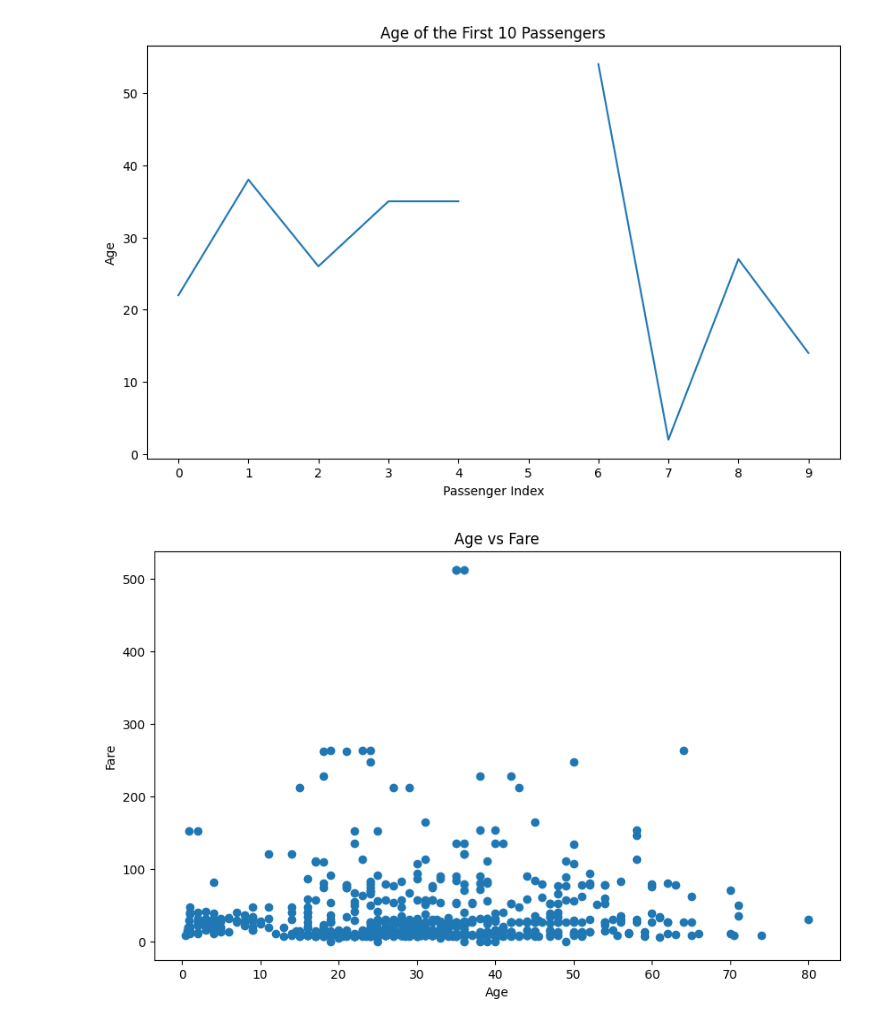
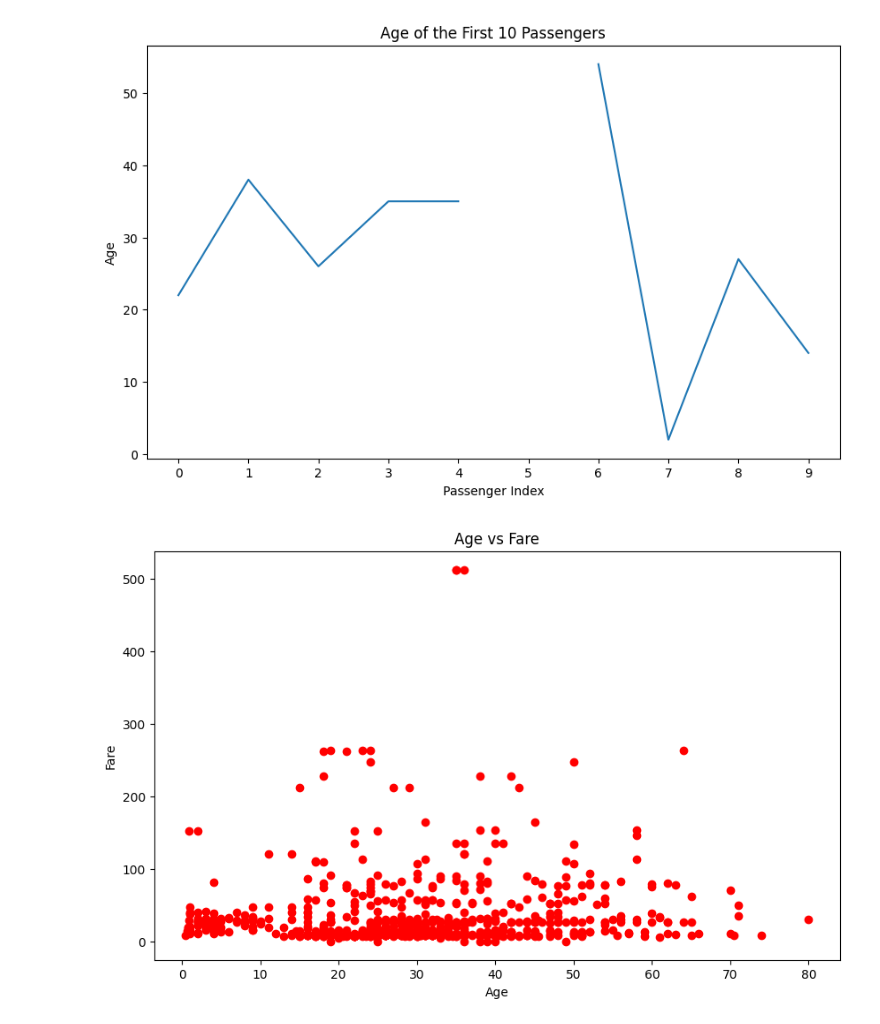
Before and after one commit to Mvishal123/futurense-intern, a Jupyter notebook: seaborn_matplotlib/index.ipynb, the cells around one changed output. Drawn from its saved outputs; the diff is of its cells as text; code cells hidden in the pictures.

```diff
--- a/seaborn_matplotlib/index.ipynb
+++ b/seaborn_matplotlib/index.ipynb
@@ -83,12 +83,12 @@ plt.show()
 # %%
 # Scatter plot
 colors = ["blue", "red"]
 
 plt.figure(figsize=(10, 6))
-plt.scatter(raw_data['Age'], raw_data['Fare'], c=colors)
+plt.scatter(raw_data['Age'], raw_data['Fare'], c=colors[1])
 plt.title('Age vs Fare')
 plt.xlabel('Age')
 plt.ylabel('Fare')
 plt.show()
 # %% [output]
-[figure, old version]
+[figure, new version]
```
Also changed, not shown: parts of 5 cells of this notebook, 7 other files.
